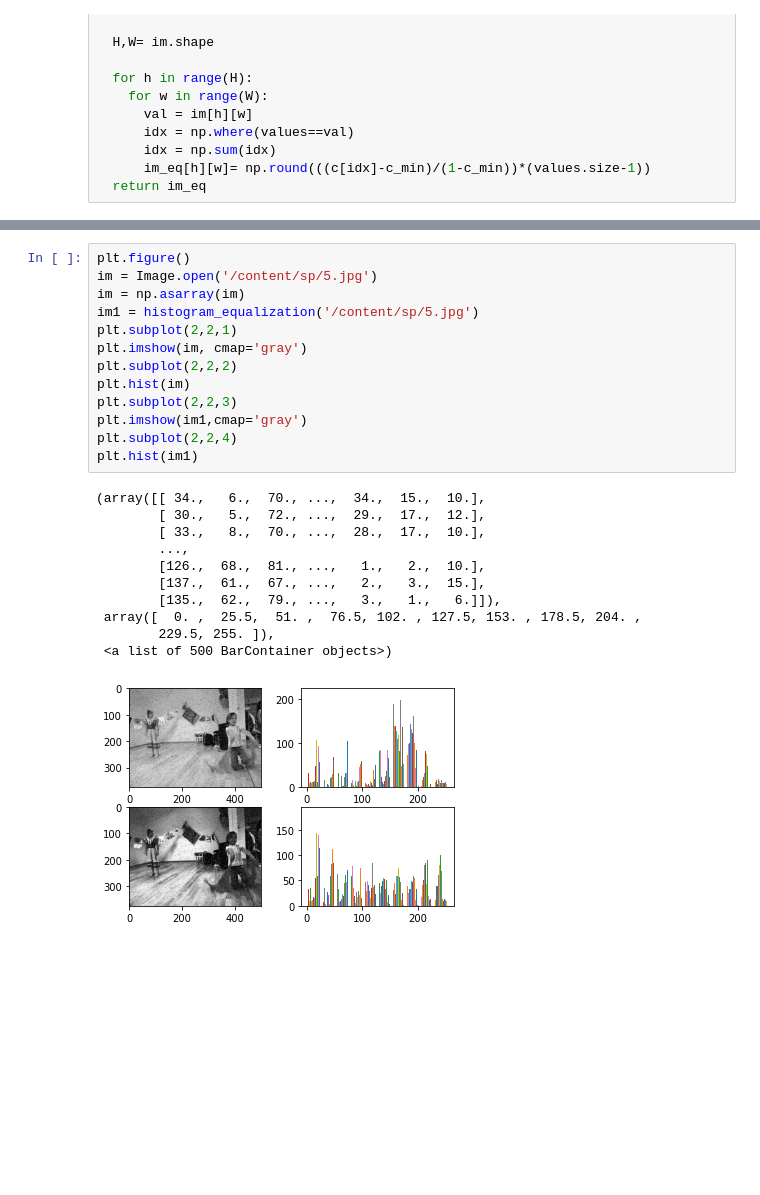
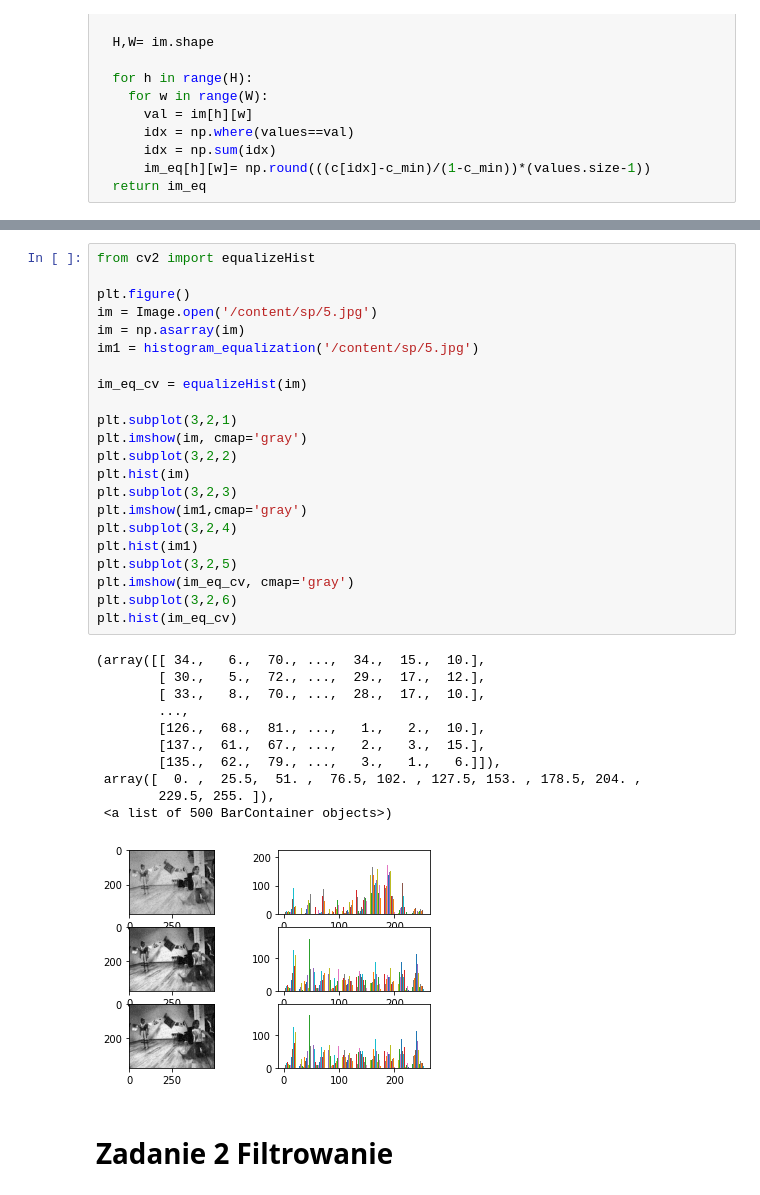
Before and after one commit to BartekFranczak/CPO---MEL, a Jupyter notebook: lab3.ipynb, the cells around one changed output, grey strips where cells are left out. Saved outputs shown, nothing was run; the diff lists cells and outputs as text; blank space fills up the shorter version.

```diff
--- a/lab3.ipynb
+++ b/lab3.ipynb
@@ -114,27 +119,38 @@ plt.hist(im1)
  <a list of 500 BarContainer objects>)
 [figure]
 # %%
+from cv2 import equalizeHist
+
 plt.figure()
 im = Image.open('/content/sp/5.jpg')
 im = np.asarray(im)
 im1 = histogram_equalization('/content/sp/5.jpg')
-plt.subplot(2,2,1)
+
+im_eq_cv = equalizeHist(im)
+
+plt.subplot(3,2,1)
 plt.imshow(im, cmap='gray')
-plt.subplot(2,2,2)
+plt.subplot(3,2,2)
 plt.hist(im)
-plt.subplot(2,2,3)
+plt.subplot(3,2,3)
 plt.imshow(im1,cmap='gray')
-plt.subplot(2,2,4)
+plt.subplot(3,2,4)
 plt.hist(im1)
+plt.subplot(3,2,5)
+plt.imshow(im_eq_cv, cmap='gray')
+plt.subplot(3,2,6)
+plt.hist(im_eq_cv)
 # %% [output]
 (array([[ 34.,   6.,  70., ...,  34.,  15.,  10.],
         [ 30.,   5.,  72., ...,  29.,  17.,  12.],
         [ 33.,   8.,  70., ...,  28.,  17.,  10.],
         ...,
         [126.,  68.,  81., ...,   1.,   2.,  10.],
         [137.,  61.,  67., ...,   2.,   3.,  15.],
         [135.,  62.,  79., ...,   3.,   1.,   6.]]),
  array([  0. ,  25.5,  51. ,  76.5, 102. , 127.5, 153. , 178.5, 204. ,
         229.5, 255. ]),
  <a list of 500 BarContainer objects>)
-[figure, old version]
+[figure, new version]
+# %% [markdown]
+# Zadanie 2 Filtrowanie
```
Also changed, not shown: parts of 7 cells of this notebook.
